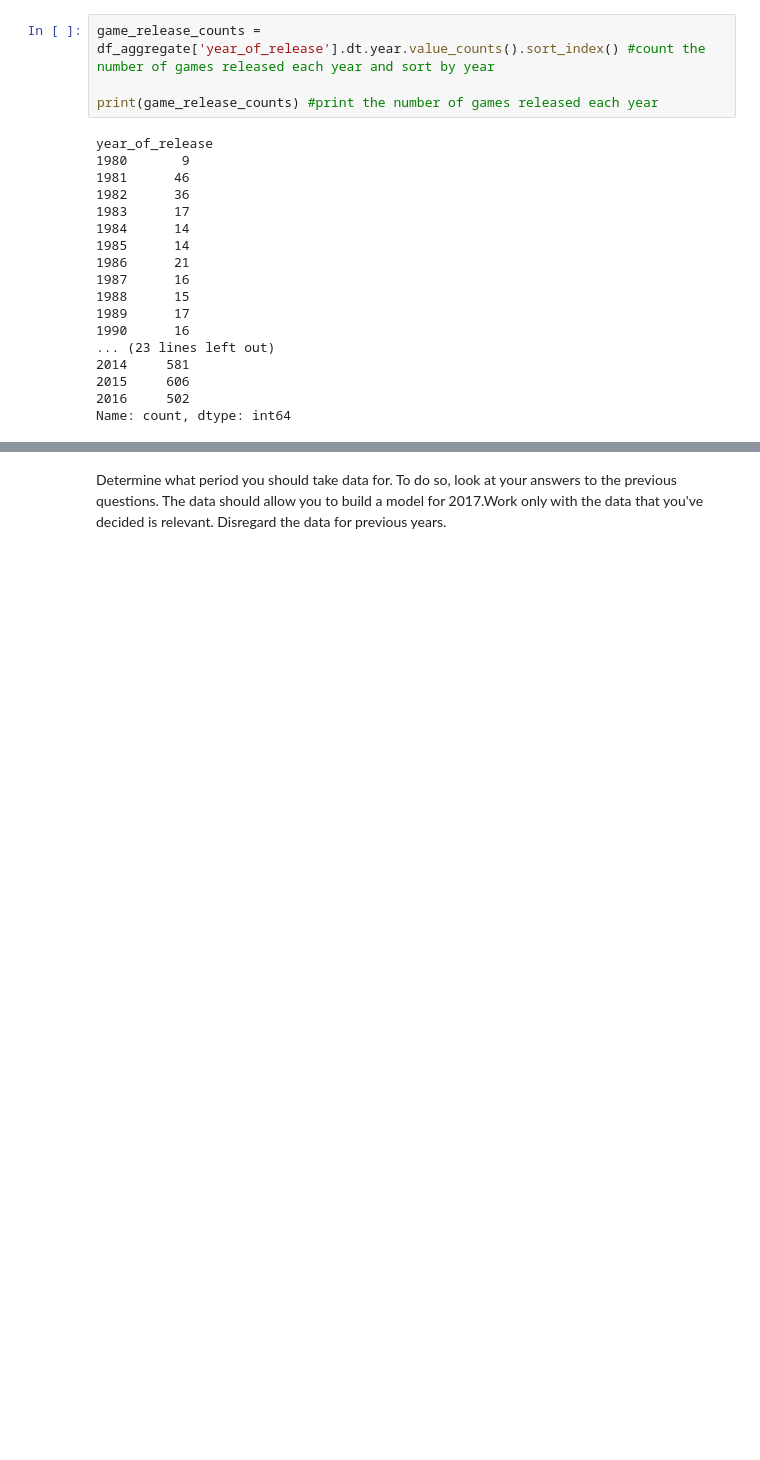
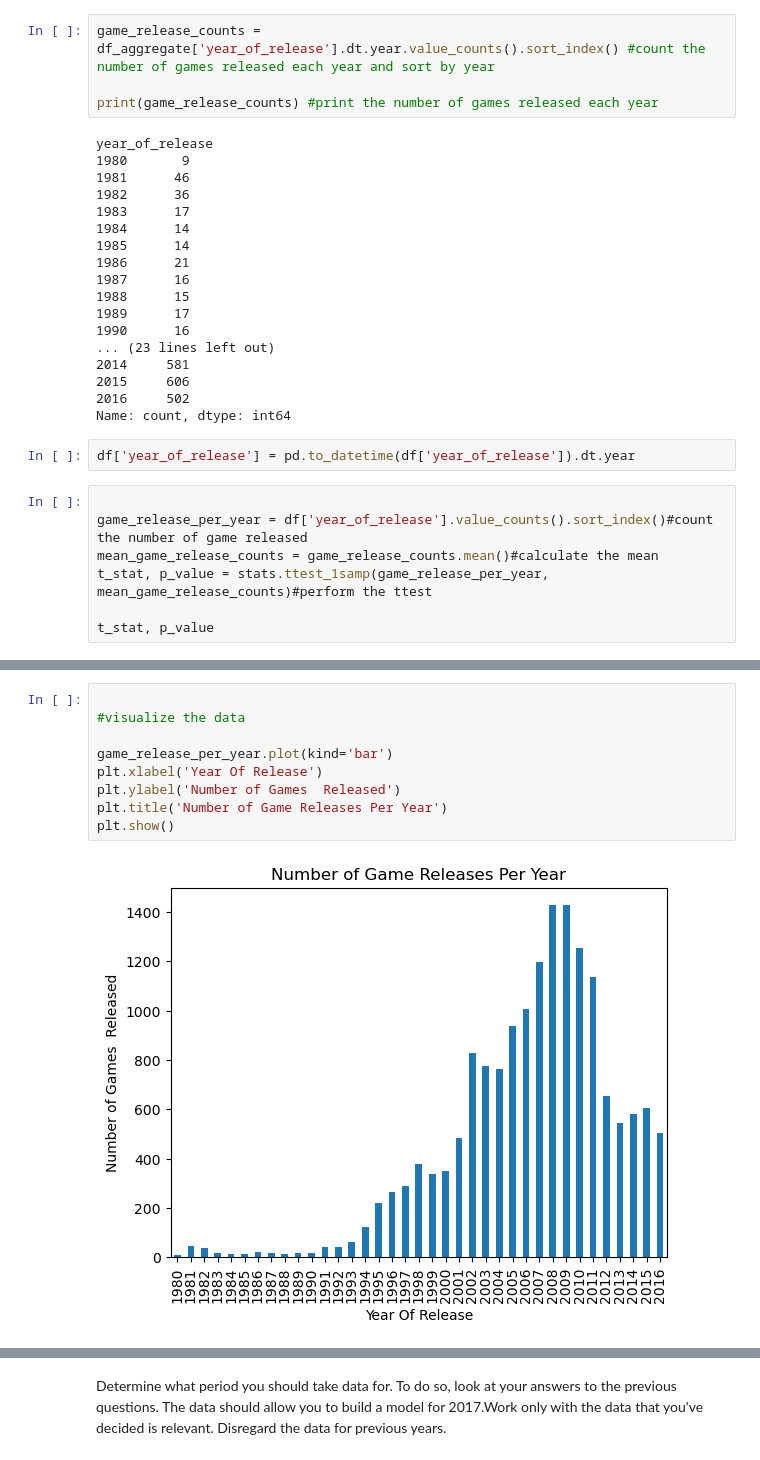
Before and after one commit to becominggiant/game_analysis, a Jupyter notebook: EDA.ipynb, the cells around one changed output, grey strips where cells are left out. Cells and saved outputs as stored; diff of their text form; blank space fills up the shorter version.

Commit message:
matplot and top platform data

```diff
--- a/EDA.ipynb
+++ b/EDA.ipynb
@@ -247,3 +239,12 @@ year_of_release
 2015     606
 2016     502
 Name: count, dtype: int64
+# %%
+df['year_of_release'] = pd.to_datetime(df['year_of_release']).dt.year
+# %%
+
+game_release_per_year = df['year_of_release'].value_counts().sort_index()#count the number of game released
+mean_game_release_counts = game_release_counts.mean()#calculate the mean
+t_stat, p_value = stats.ttest_1samp(game_release_per_year, mean_game_release_counts)#perform the ttest
+
+t_stat, p_value
@@ -250 +272,12 @@ Name: count, dtype: int64
+# %%
+
+#visualize the data
+
+game_release_per_year.plot(kind='bar')
+plt.xlabel('Year Of Release')
+plt.ylabel('Number of Games  Released')
+plt.title('Number of Game Releases Per Year')
+plt.show()
+# %% [output]
+[figure, added]
 # %% [markdown]
```
Also changed, not shown: parts of 12 cells of this notebook.
